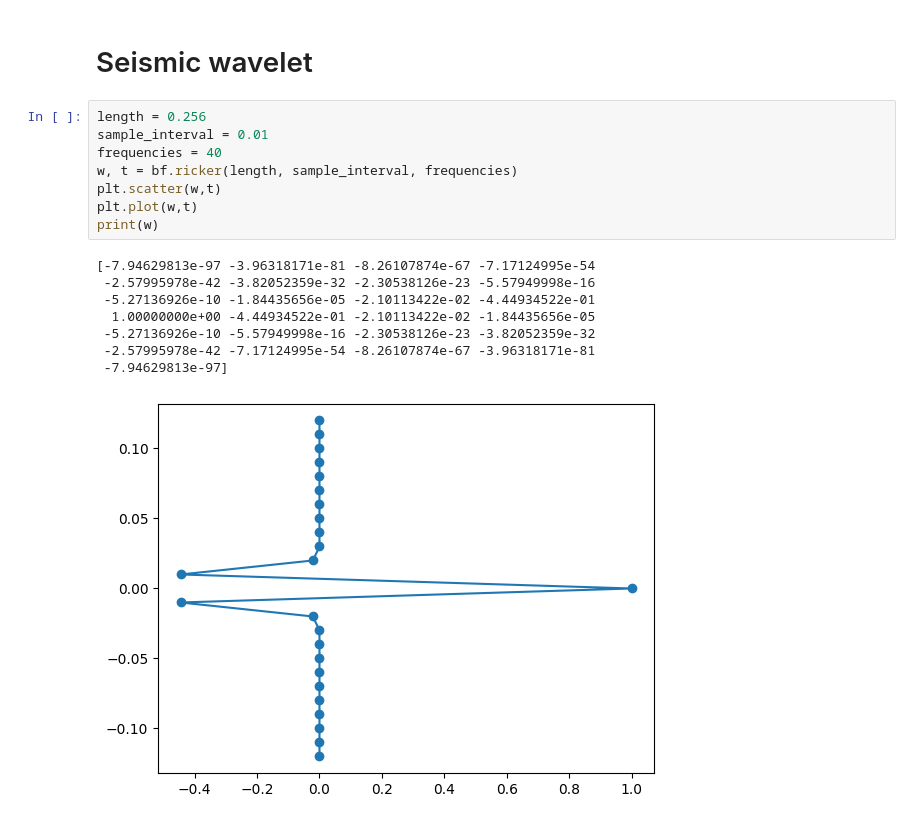
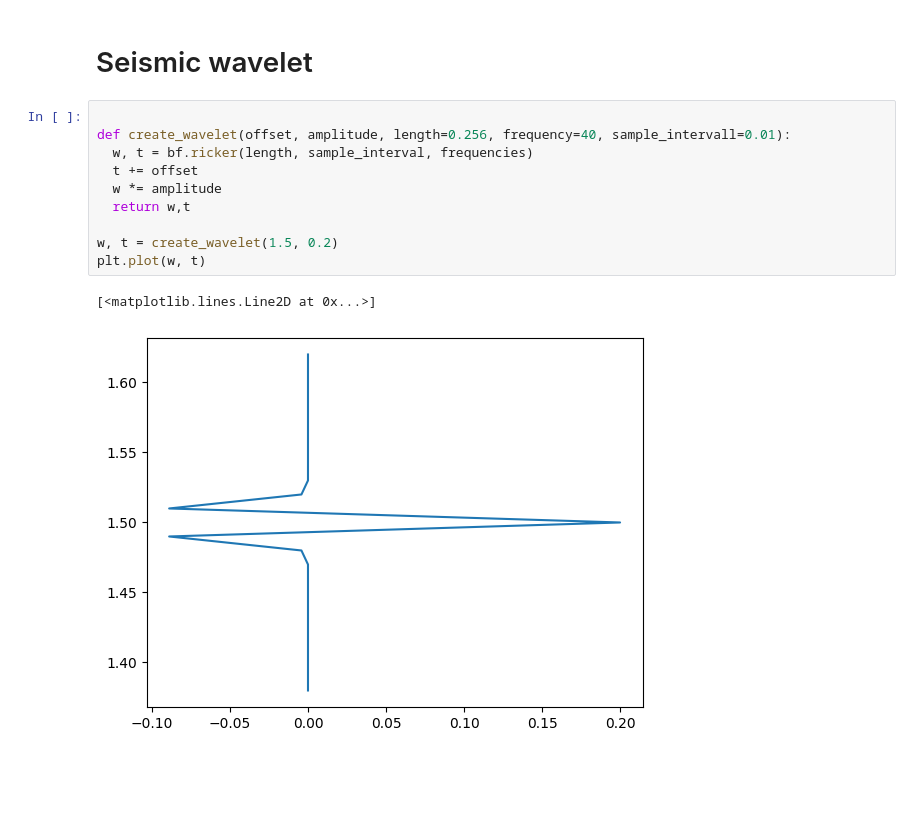
Before and after one commit to Dunckleosteus/seismic, a Jupyter notebook: seismic.ipynb, the cells around one changed output. Drawn from its saved outputs; the diff is of its cells as text; blank space fills up the shorter version.

Commit message:
create_wavelet function implemented

```diff
--- a/seismic.ipynb
+++ b/seismic.ipynb
@@ -123,19 +123,15 @@ plt.gca().invert_yaxis()
 # %% [markdown]
 # Seismic wavelet
 # %%
-length = 0.256
-sample_interval = 0.01
-frequencies = 40
-w, t = bf.ricker(length, sample_interval, frequencies)
-plt.scatter(w,t)
-plt.plot(w,t)
-print(w)
+
+def create_wavelet(offset, amplitude, length=0.256, frequency=40, sample_intervall=0.01):
+  w, t = bf.ricker(length, sample_interval, frequencies)
+  t += offset
+  w *= amplitude
+  return w,t
+
+w, t = create_wavelet(1.5, 0.2)
+plt.plot(w, t)
 # %% [output]
-[-7.94629813e-97 -3.96318171e-81 -8.26107874e-67 -7.17124995e-54
- -2.57995978e-42 -3.82052359e-32 -2.30538126e-23 -5.57949998e-16
- -5.27136926e-10 -1.84435656e-05 -2.10113422e-02 -4.44934522e-01
-  1.00000000e+00 -4.44934522e-01 -2.10113422e-02 -1.84435656e-05
- -5.27136926e-10 -5.57949998e-16 -2.30538126e-23 -3.82052359e-32
- -2.57995978e-42 -7.17124995e-54 -8.26107874e-67 -3.96318171e-81
- -7.94629813e-97]
+[<matplotlib.lines.Line2D at 0x...>]
-[figure, old version]
+[figure, new version]
```
